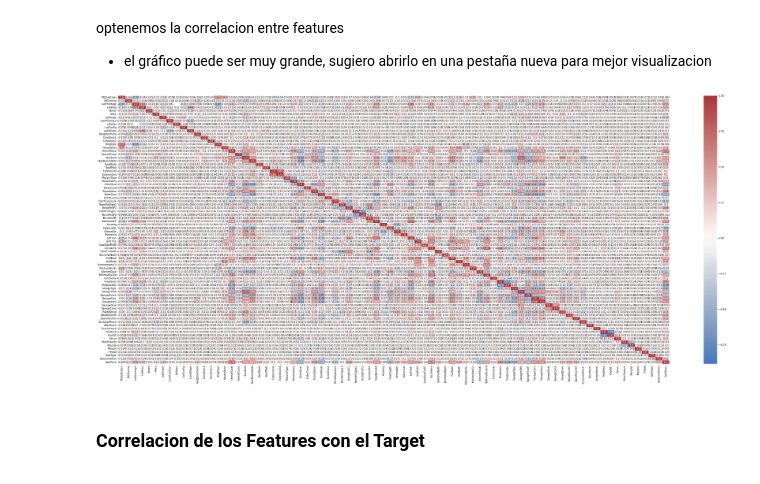
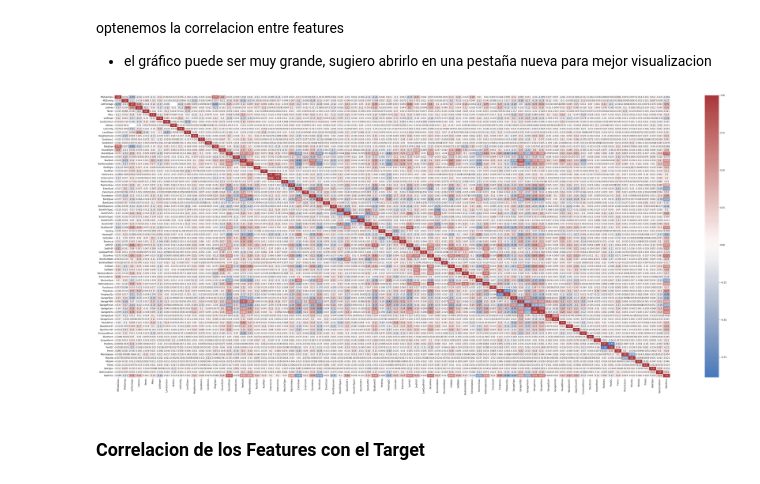
Before and after one commit to mangoru/Hackathon, a Jupyter notebook: model.ipynb, the cells around one changed output. Cells and saved outputs as stored; diff of their text form; code cells hidden in the pictures.

```diff
--- a/model.ipynb
+++ b/model.ipynb
@@ -131,10 +131,10 @@ optenemos la correlacion entre features
 - el gráfico puede ser muy grande, sugiero abrirlo en una pestaña nueva para mejor visualizacion
 # %%
 corr=df_encoded.corr()
-plt.figure(figsize=(50,20))
+plt.figure(figsize=(60,25))
 sns.heatmap(corr,annot=True,cmap="vlag",fmt=".2",center=0);
 # %% [output]
-[figure, old version]
+[figure, new version]
 # %% [markdown]
 ### Correlacion de los Features con el Target
 # %% [markdown]
```
Also changed, not shown: parts of 6 cells of this notebook, 1 other file.
